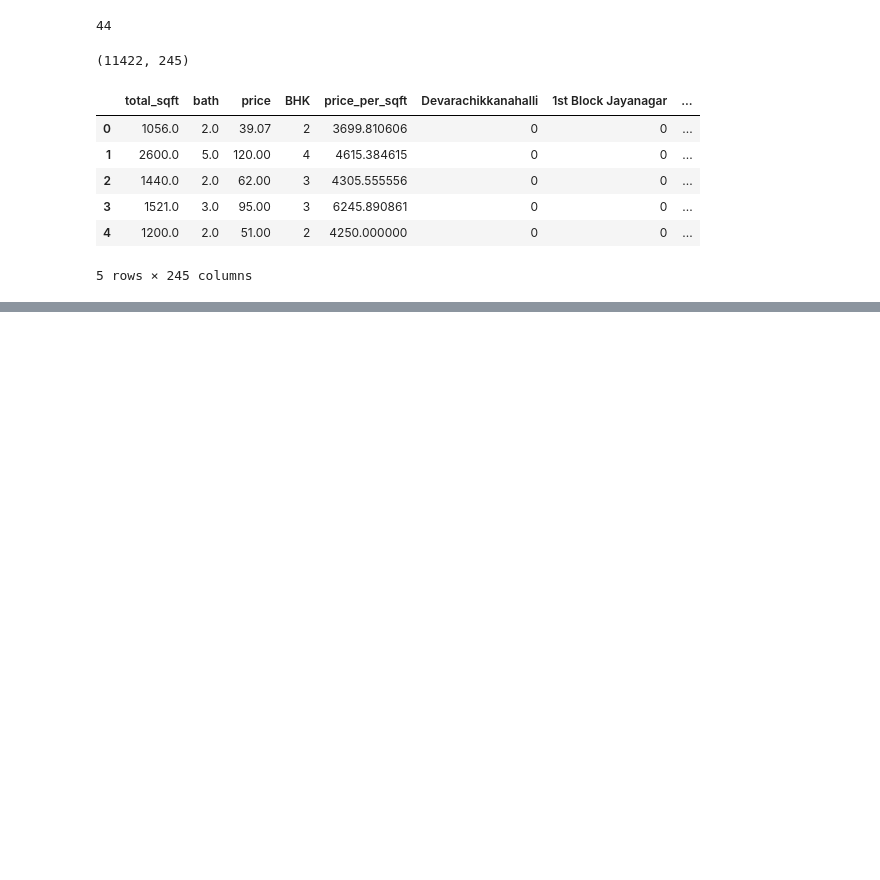
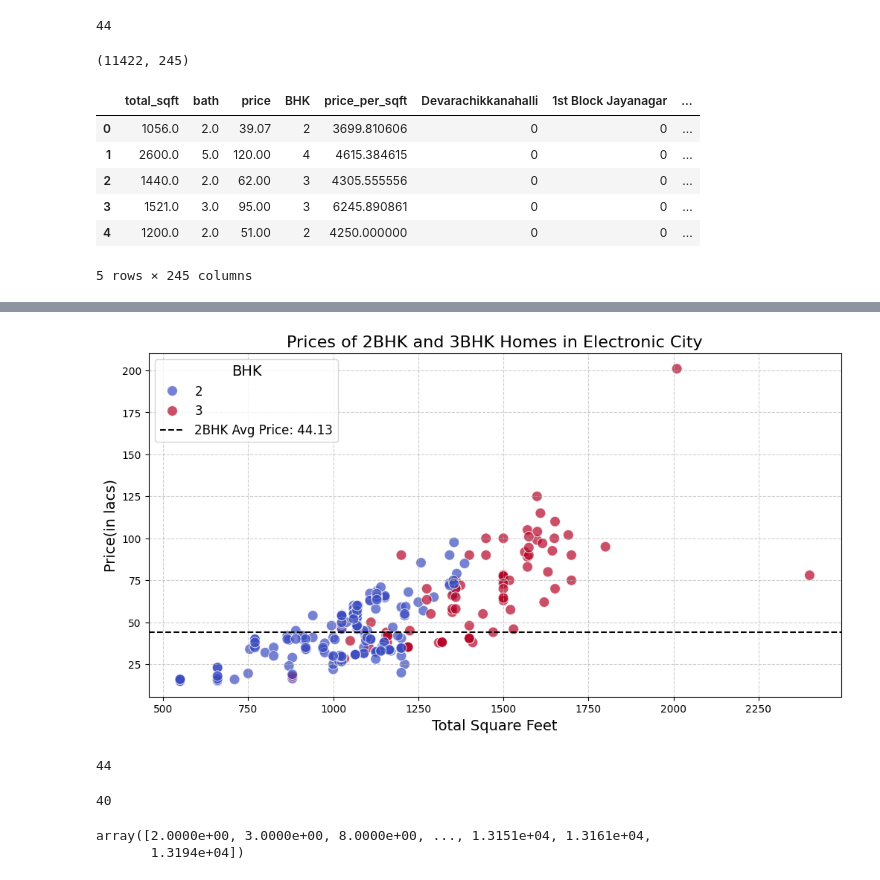
Before and after one commit to BKAPADIA04/Bangalore_House_Price_Prediction_Regression, a Jupyter notebook: code/outlier_removal.ipynb, the cells around one changed output, grey strips where cells are left out. Cells and saved outputs as stored; diff of their text form; code cells hidden in the pictures; blank space fills up the shorter version.

Commit message:
Outlier Detection Done.

```diff
--- a/code/outlier_removal.ipynb
+++ b/code/outlier_removal.ipynb
@@ -168,0 +210,4 @@ df.head()
+# %%
+price_bhk_plot(df,'Electronic City')
+# %% [output]
+[figure, added]
@@ -168,0 +225,8 @@ df.head()
+# %%
+df['Koramangala'].sum()
+# %% [output]
+44
+# %%
+bhk_outlier(df11,'Koramangala')['Koramangala'].sum()
+# %% [output]
+40
@@ -168,0 +257,5 @@ df.head()
+# %%
+ans
+# %% [output]
+array([2.0000e+00, 3.0000e+00, 8.0000e+00, ..., 1.3151e+04, 1.3161e+04,
+       1.3194e+04])
```
Also changed, not shown: parts of 39 cells of this notebook, 4 other files.
